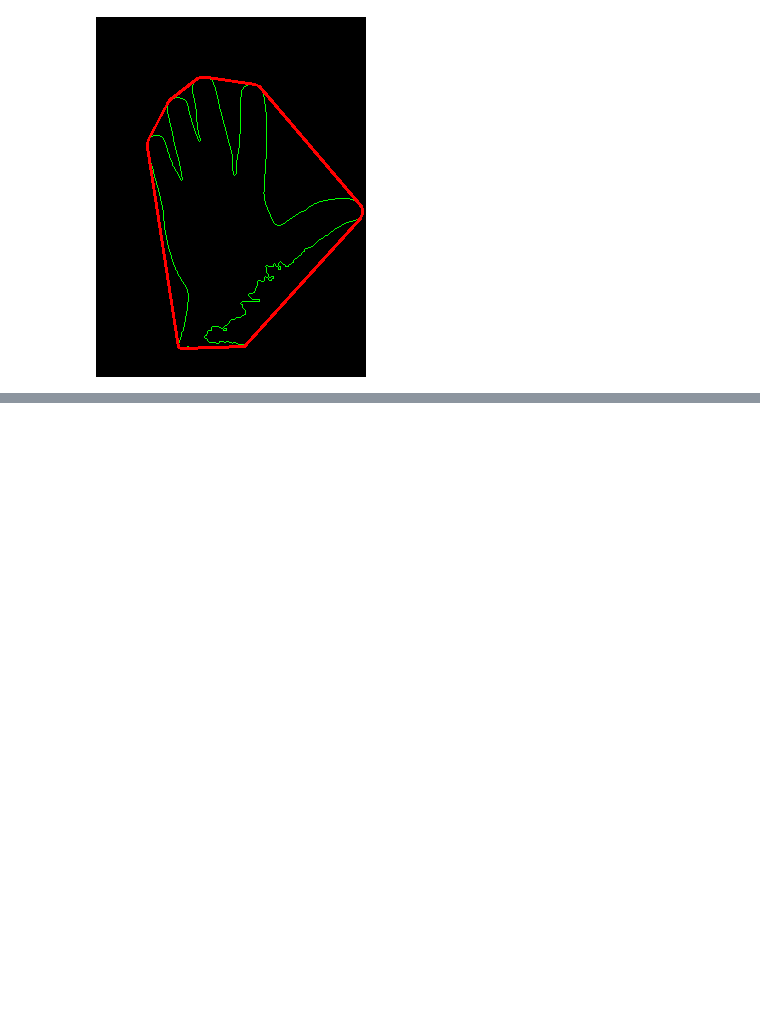
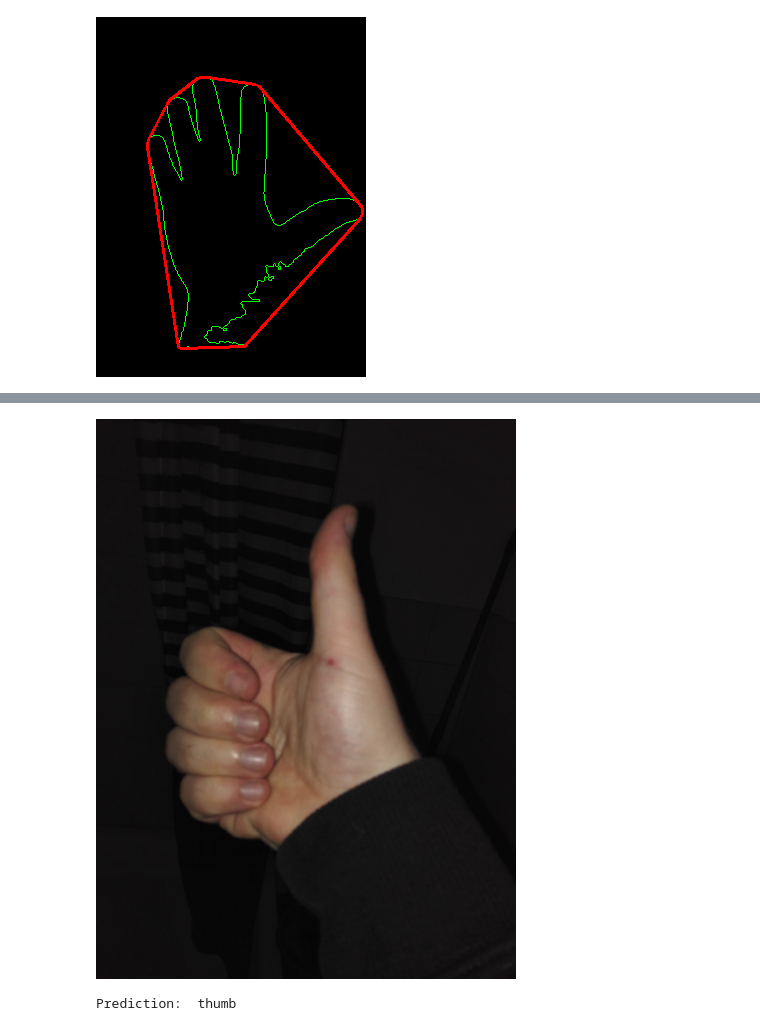
Before and after one commit to uol-mediaprocessing-201920/group-projects-hand-gesture, a Jupyter notebook: main_Hand_Gestures.ipynb, the cells around one changed output, grey strips where cells are left out. Cells and saved outputs as stored; diff of their text form; code cells hidden in the pictures; blank space fills up the shorter version.

```diff
--- a/main_Hand_Gestures.ipynb
+++ b/main_Hand_Gestures.ipynb
@@ -402,0 +424,4 @@ OpenCV(3.4.3) /io/opencv/modules/imgcodecs/src/loadsave.cpp:737: error: (-215:As
+# %%
+#load the model ans show the summary
+model = keras.models.load_model('handrecognition_model.h5')
+model.summary()
@@ -402,0 +446,21 @@ OpenCV(3.4.3) /io/opencv/modules/imgcodecs/src/loadsave.cpp:737: error: (-215:As
+# %%
+#methode which gives back a string of the predicted gesture of a given image
+def predictImage(img):
+  gesture = ["down", "palm", "L", "fist", "fist_moved", "thumb", "index", "ok", "palm_moved", "c"]
+  img = cv2.cvtColor(img, cv2.COLOR_BGR2GRAY)
+  img = cv2.resize(img, (320, 120))
+  x = []
+  x.append(img)
+  x = np.array(x, dtype="uint8")
+  x = x.reshape(1, 120, 320, 1)
+  prediction = model.predict(x)
+  label = gesture[np.argmax(prediction[0])]
+  return label
+# %%
+hand_thumbsUp = cv2.imread("JoshiHand13.jpg")
+cv2_imshow(hand_thumbsUp)
+gesture = predictImage(hand_thumbsUp)
+print("Prediction: ", gesture)
+# %% [output]
+[figure, added]
+Prediction:  thumb
```
Also changed, not shown: parts of 26 cells of this notebook.
